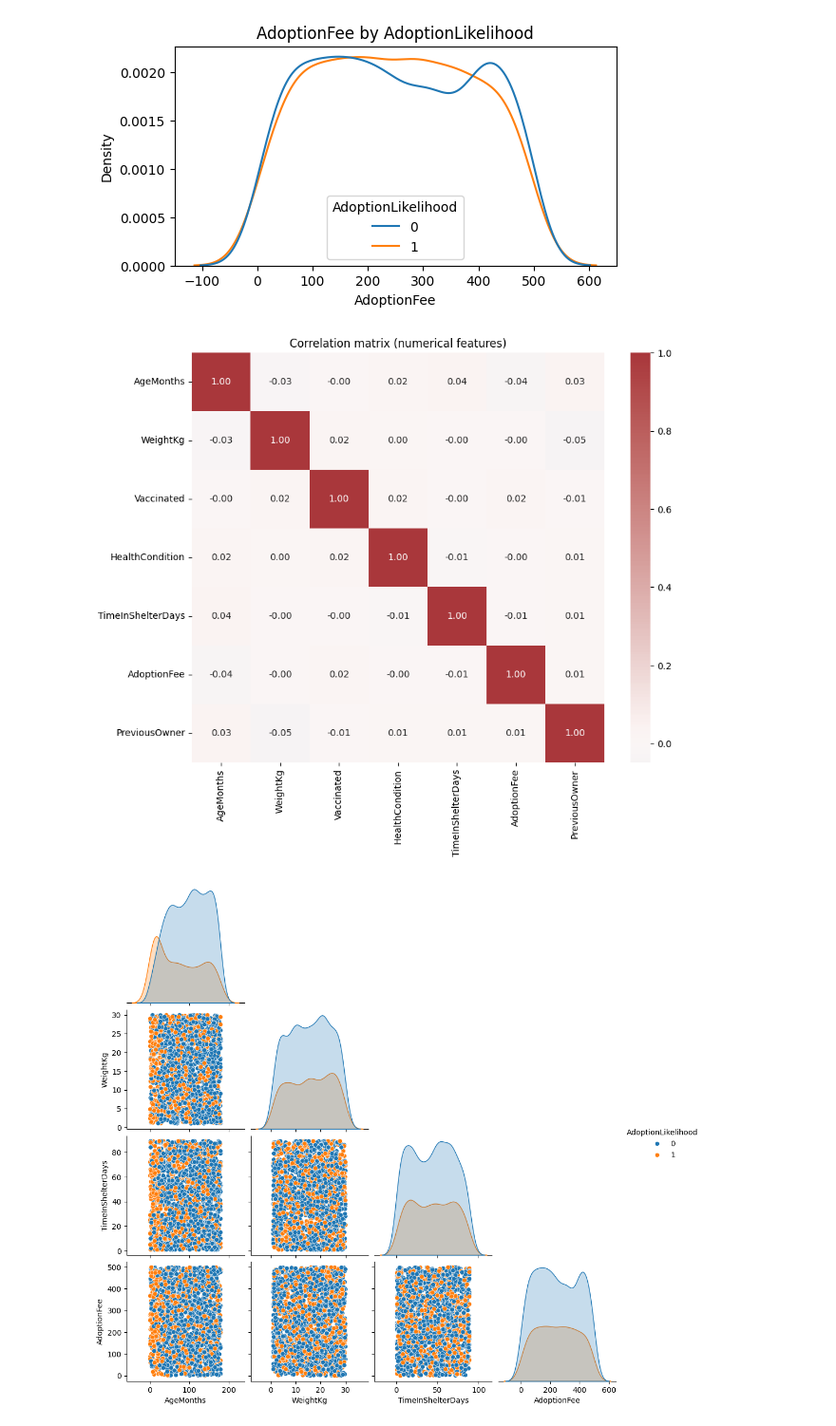
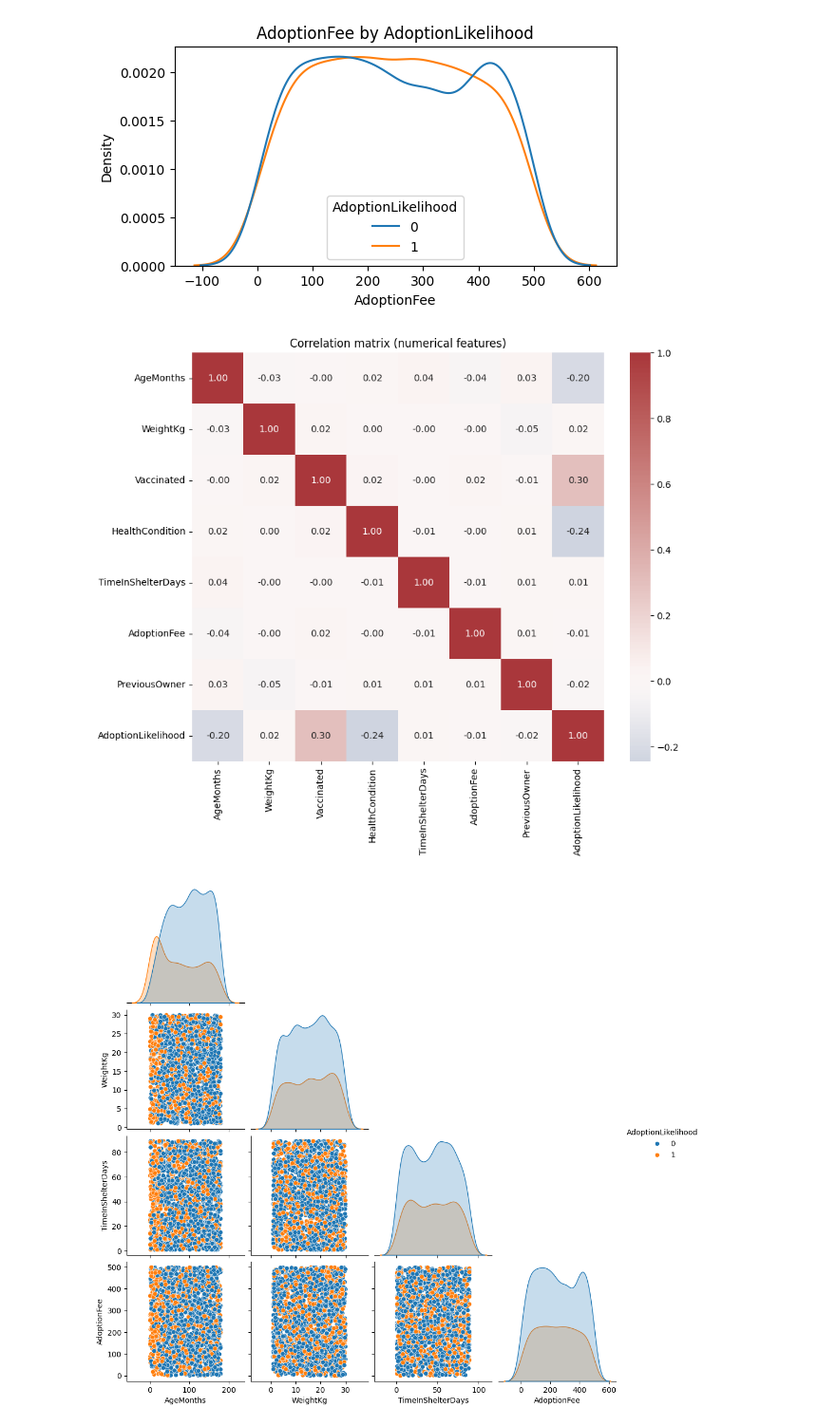
Before and after one commit to emmanuelceron-commits/repo-ML, a Jupyter notebook: MLops_pipeline/src/comprension_eda.ipynb, the cells around one changed output. Shown at 95% size. Saved outputs shown, nothing was run; the diff lists cells and outputs as text; code cells hidden in the pictures.

```diff
--- a/MLops_pipeline/src/comprension_eda.ipynb
+++ b/MLops_pipeline/src/comprension_eda.ipynb
@@ -206,11 +225,3 @@ AdoptionLikelihood
 0    67.16
 1    32.84
 Name: proportion, dtype: float64
-# %%
-# Detectar strings vacíos y ciertos tokens y convertirlos
-def unify_nulls(df):
-    df = df.replace(['', ' ', 'NA', 'N/A', 'na', 'nan', 'None', 'none', 'NULL', 'null', -999, 'unknown'], np.nan)
-    return df
-
-df = unify_nulls(df)
-display((df.isna().sum()/len(df)*100).sort_values(ascending=False))
@@ -231,0 +228,13 @@ dtype: float64
+# %%
+# cuentas de valores distintos por columna
+print(df.nunique(dropna=False))
+
+# listas de valores distintos por columna
+distincts = {
+    c: (df[c].dropna().unique().tolist()
+        if df[c].nunique() <= 20
+        else df[c].dropna().unique()[:20].tolist() + ["..."])
+    for c in df.columns
+}
+for c, vals in distincts.items():
+    print(f"{c} ({len(vals)}): {vals}")
@@ -386,14 +413,14 @@ Name: AdoptionLikelihood, dtype: float64
 [figure]
 # %%
 # Correlación entre numéricas (Pearson)
-num_df = df.select_dtypes(include=[np.number]).drop(columns=['AdoptionLikelihood'], errors='ignore')
+num_df = df.select_dtypes(include=[np.number])
 corr = num_df.corr()
 plt.figure(figsize=(10,8))
 sns.heatmap(corr, annot=True, fmt=".2f", cmap='vlag', center=0)
 plt.title('Correlation matrix (numerical features)')
 plt.show()
 # %% [output]
-[figure, old version]
+[figure, new version]
 # %%
 # Pairplot - si pocas columnas numéricas
 sample = df.sample(min(2000, len(df)), random_state=42)
```
Also changed, not shown: parts of 6 cells of this notebook.
